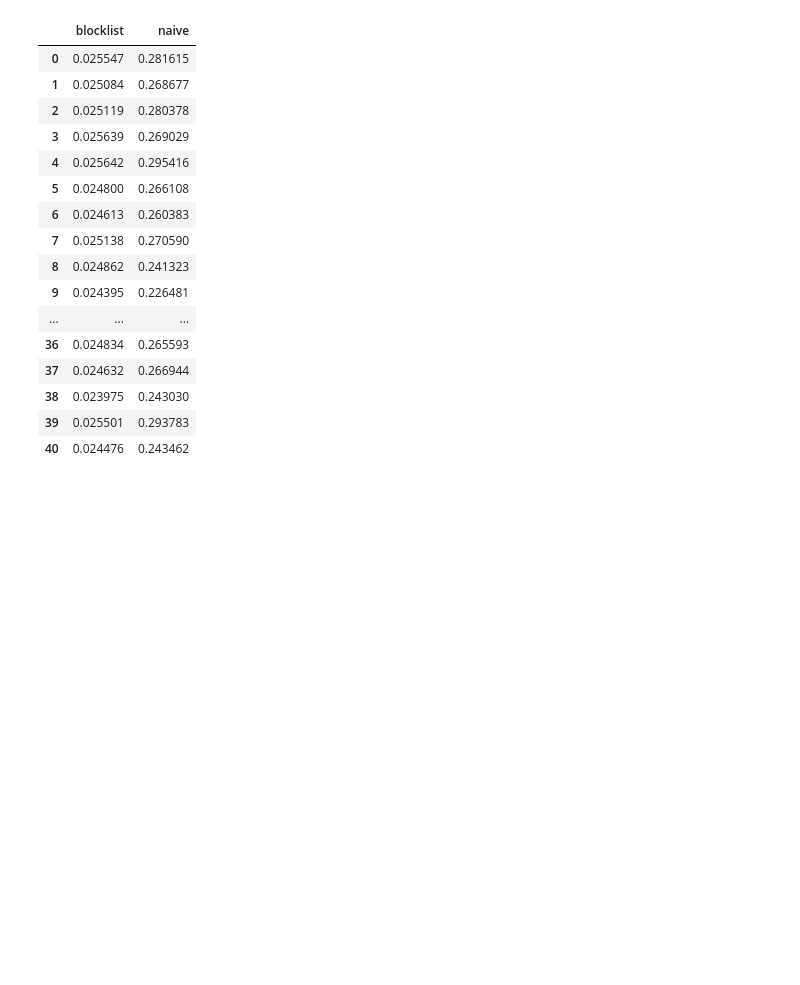
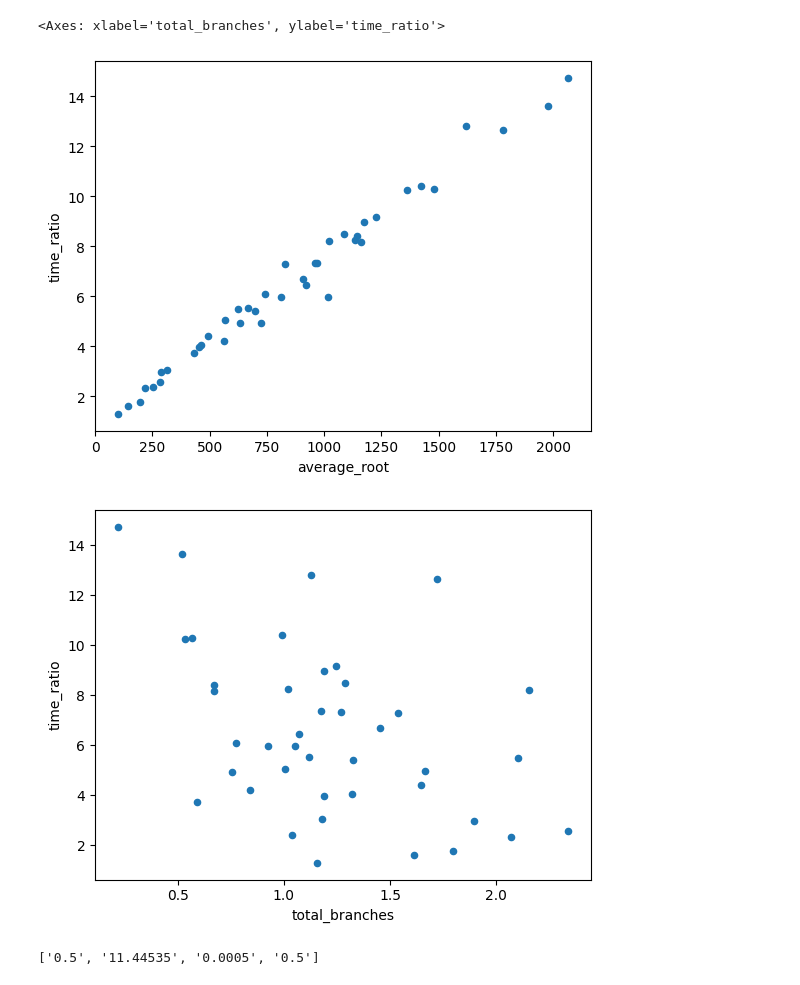
Before and after one commit to nimrodSerokTAU/evo-sim, a Jupyter notebook: benchmark/metrics.ipynb, the cells around one changed output. Cells and saved outputs as stored; diff of their text form; code cells hidden in the pictures; blank space fills up the shorter version.

```diff
--- a/benchmark/metrics.ipynb
+++ b/benchmark/metrics.ipynb
@@ -22,11 +28,14 @@ TREES_PATH = Path.cwd() / "other_mammals_data"
 # %%
 def refresh_sim(tree_file):
+    seed = time.time_ns()%1000000
+    random.seed(seed)
     tree_path = Path(tree_file)
-    print(tree_file)
+
     fasta_path = (tree_path.parent / (tree_path.stem + ".fasta")).resolve()
     fasta_text = fasta_path.read_text().replace("-","")
-    fasta_seqs = fasta_text.split("\n")
+    fasta_seqs = fasta_text.split(">")[1:]
     sequences_length = [len(seq.replace("\n","")) for seq in fasta_seqs]
+
     min_seq_len = int(min(sequences_length) *0.8)
     max_seq_len = int(max(sequences_length) *1.1)
 
@@ -34,7 +43,6 @@ def refresh_sim(tree_file):
 
     indel_rate = random.uniform(0.0001, 0.05)
     length_param_alpha = random.uniform(1.01, 2.0)
-    seed = time.time_ns()%1000000
     print("seed=", seed, "indel_rate=",indel_rate, "Root length=", ROOT_SEQUENCE_LENGTH)
 
     sim_config = SimConfiguration(original_sequence_length=ROOT_SEQUENCE_LENGTH, indel_length_alpha=length_param_alpha,
@@ -47,16 +55,21 @@ def refresh_sim(tree_file):
     return sim
 # %%
 time_log = {"blocklist": [],
-            "naive": []
+            "naive": [],
+            "dataset": [],
+            "total_branches": [],
+            "average_root": []
             }
 
 for tree in TREES_PATH.iterdir():
     if tree.suffix == ".fasta":
         continue
-    print(tree.stem, tree.suffix)
+    print(tree.stem)
     times_of_list, times_of_naive = [], []
-    for i in range(10):
+    root_lengths = []
+    for i in range(5):
         current_sim = refresh_sim(str(tree))
+        root_lengths.append(current_sim.sim_nodes[1].length_of_sequence_before)
 
         blocklist_time = timeit.timeit(current_sim.msa_from_blocklist, number=1)
         times_of_list.append(blocklist_time)
@@ -67,4 +80,10 @@ for tree in TREES_PATH.iterdir():
         times_of_naive.append(naive_time)
     time_log["blocklist"].append(np.mean(times_of_list))
     time_log["naive"].append(np.mean(times_of_naive))
+    time_log["dataset"].append(tree.stem)
+
+    tree_text = tree.read_text()
+    sum_of_branches = sum(map(float, numbers.findall(tree_text)))
+    time_log["total_branches"].append(sum_of_branches)
+    time_log["average_root"].append(np.mean(root_lengths))
 # %% [output]
@@ -89,20 +107,17 @@ ValueError: max() arg is an empty sequence
 # %%
-pd.DataFrame(time_log)
+time_log_df = pd.DataFrame(time_log)
-# %% [output]
-|  | blocklist | naive |
-| 0 | 0.025547 | 0.281615 |
-| 1 | 0.025084 | 0.268677 |
-| 2 | 0.025119 | 0.280378 |
-| 3 | 0.025639 | 0.269029 |
-| 4 | 0.025642 | 0.295416 |
-| 5 | 0.024800 | 0.266108 |
-| 6 | 0.024613 | 0.260383 |
-| 7 | 0.025138 | 0.270590 |
-| 8 | 0.024862 | 0.241323 |
-| 9 | 0.024395 | 0.226481 |
-| ... | ... | ... |
-| 36 | 0.024834 | 0.265593 |
-| 37 | 0.024632 | 0.266944 |
-| 38 | 0.023975 | 0.243030 |
-| 39 | 0.025501 | 0.293783 |
-| 40 | 0.024476 | 0.243462 |
+# %%
+time_log_df["time_ratio"] = (time_log_df["naive"]/ time_log_df["blocklist"] )
+# %%
+time_log_df.plot(x="average_root", y="time_ratio", kind="scatter")
+# %% [output]
+<Axes: xlabel='total_branches', ylabel='time_ratio'>
+[figure, added]
+[figure, added]
+# %%
+fake_tree = "(A:0.5,(B:11.44535,C:0.0005):0.5);"
+
+
+numbers.findall(fake_tree)
+# %% [output]
+['0.5', '11.44535', '0.0005', '0.5']
```
Also changed, not shown: parts of 2 cells of this notebook.
